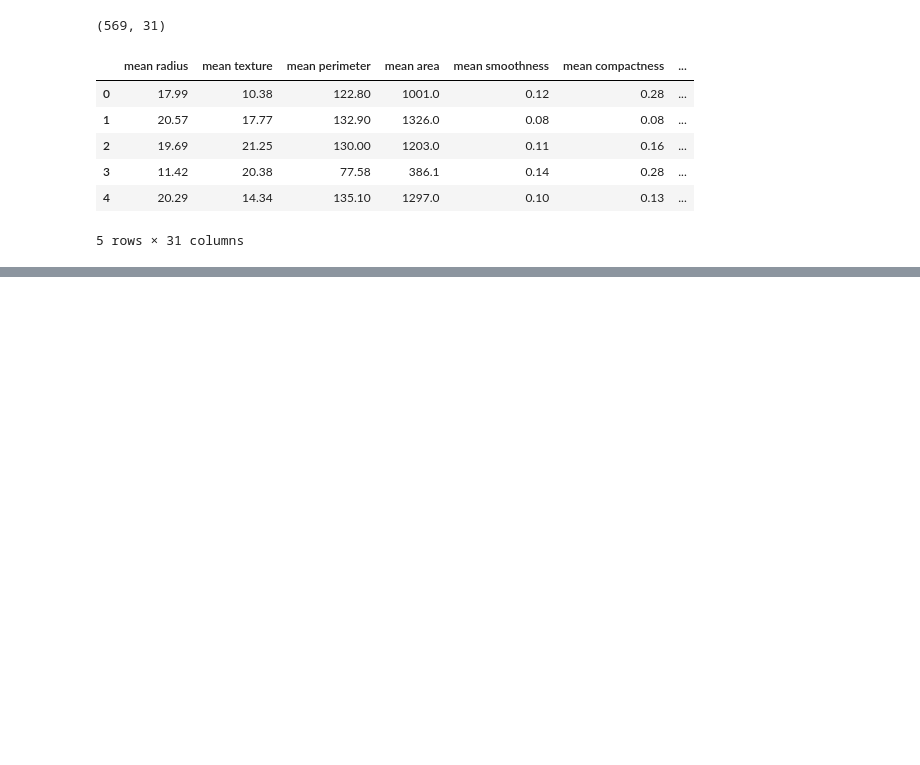
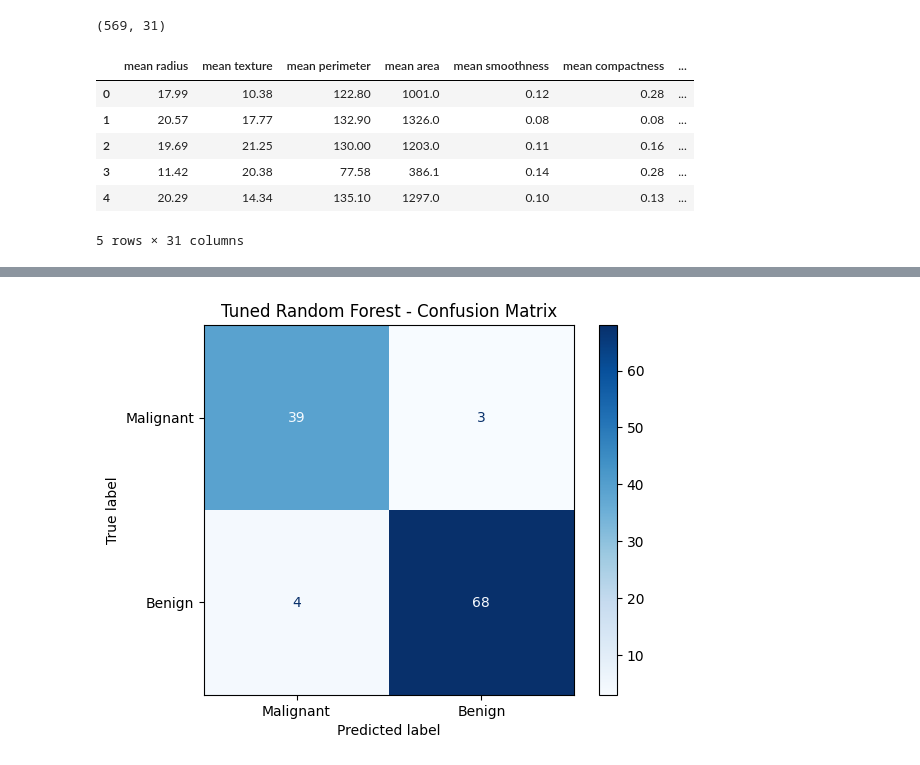
Before and after one commit to Jelisejs-accenture/Bootcamp_Accenture_JB, a Jupyter notebook: day 3/Day3 - Breast Cancer Classification.ipynb, the cells around one changed output, grey strips where cells are left out. Saved outputs shown, nothing was run; the diff lists cells and outputs as text; code cells hidden in the pictures; blank space fills up the shorter version.

```diff
--- a/day 3/Day3 - Breast Cancer Classification.ipynb
+++ b/day 3/Day3 - Breast Cancer Classification.ipynb
@@ -118 +129,16 @@ mat.show()
+# %%
+best_predictions = best_forest.predict(X_test)
+
+ConfusionMatrixDisplay.from_predictions(
+    y_test,
+    best_predictions,
+    labels=[0, 1],
+    display_labels=['Malignant', 'Benign'],
+    cmap='Blues'
+)
+
+mat.title('Tuned Random Forest - Confusion Matrix')
+mat.show()
+# %% [output]
+[figure, added]
 # %%
```
Also changed, not shown: parts of 14 cells of this notebook.
